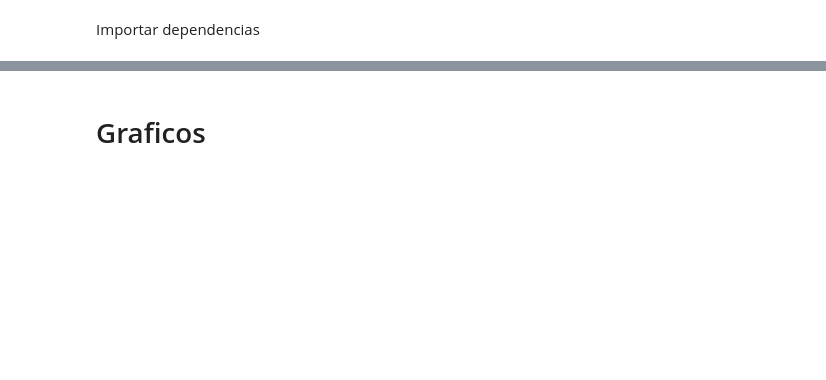
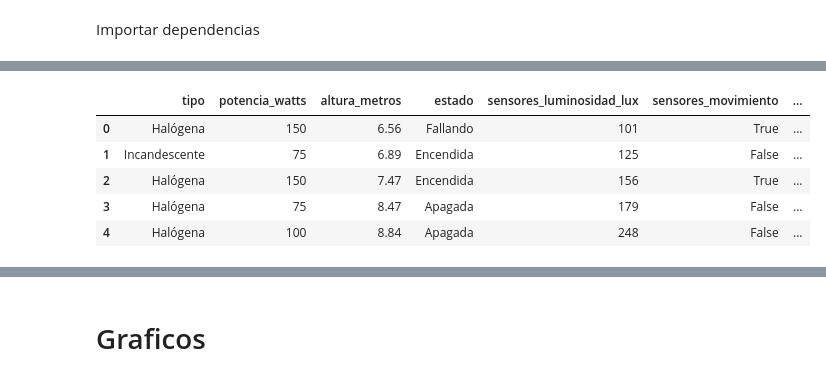
Before and after one commit to eurbana-dev/Deming_EUrbana, a Jupyter notebook: 1-Planear/Analisis de datos/notebook_supervised_analysys/ECOLUZ_Analisis.ipynb, the cells around one changed output, grey strips where cells are left out. Cells and saved outputs as stored; diff of their text form; code cells hidden in the pictures; blank space fills up the shorter version.

```diff
--- a/1-Planear/Analisis de datos/notebook_supervised_analysys/ECOLUZ_Analisis.ipynb
+++ b/1-Planear/Analisis de datos/notebook_supervised_analysys/ECOLUZ_Analisis.ipynb
@@ -85 +18,17 @@ df.head()
+# %%
+
+# ========================
+# 1. Cargar datos desde un CSV limpio
+# ========================
+df = pd.read_csv("luminarias_limpias.csv")
+
+# Mostrar las primeras filas para validar la carga
+df.head()
+# %% [output]
+|  | tipo | potencia_watts | altura_metros | estado | sensores_luminosidad_lux | sensores_movimiento | ... |
+| 0 | Halógena | 150 | 6.56 | Fallando | 101 | True | ... |
+| 1 | Incandescente | 75 | 6.89 | Encendida | 125 | False | ... |
+| 2 | Halógena | 150 | 7.47 | Encendida | 156 | True | ... |
+| 3 | Halógena | 75 | 8.47 | Apagada | 179 | False | ... |
+| 4 | Halógena | 100 | 8.84 | Apagada | 248 | False | ... |
 # %%
```
Also changed, not shown: parts of 10 cells of this notebook, 13 other files.
